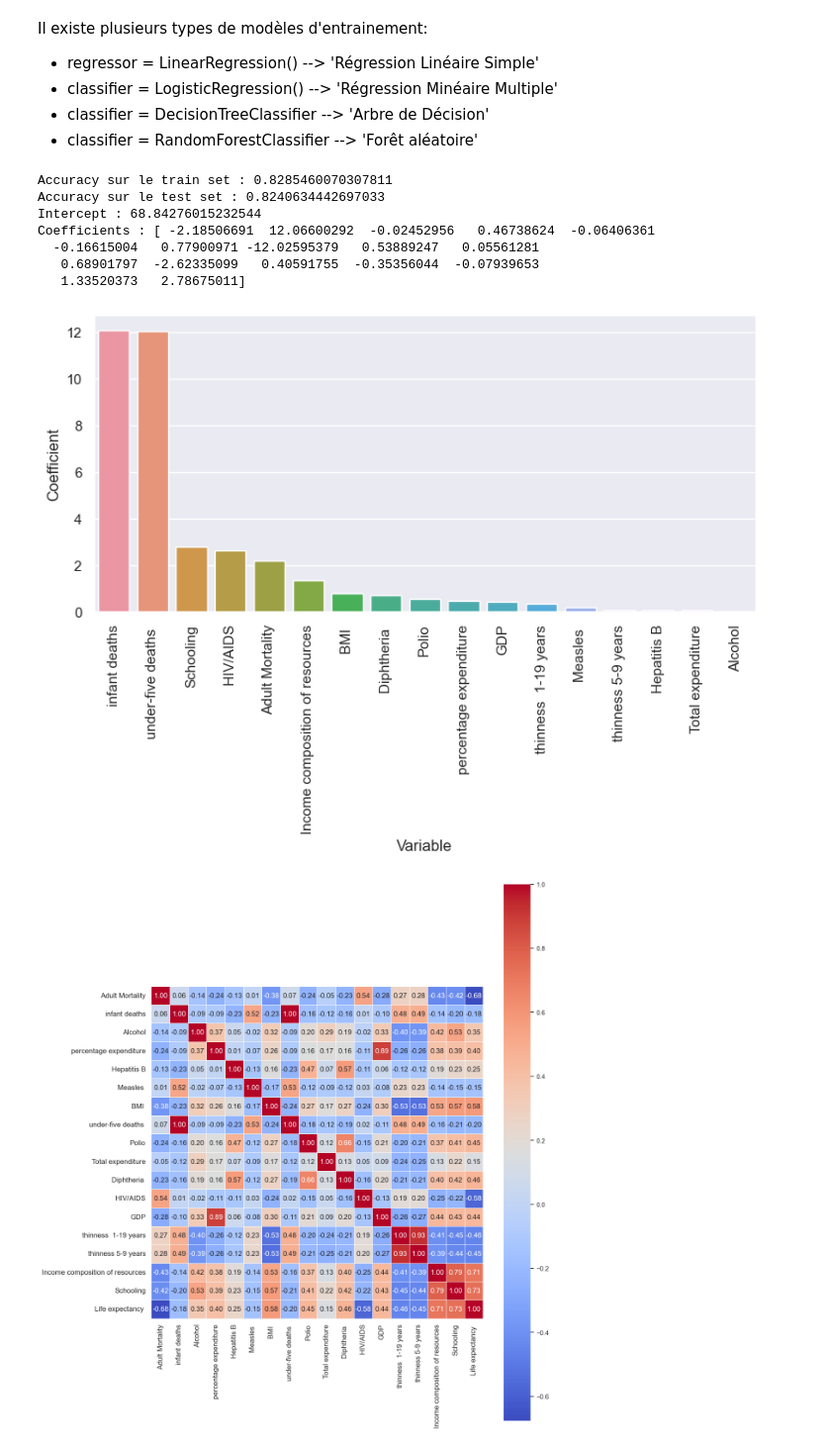
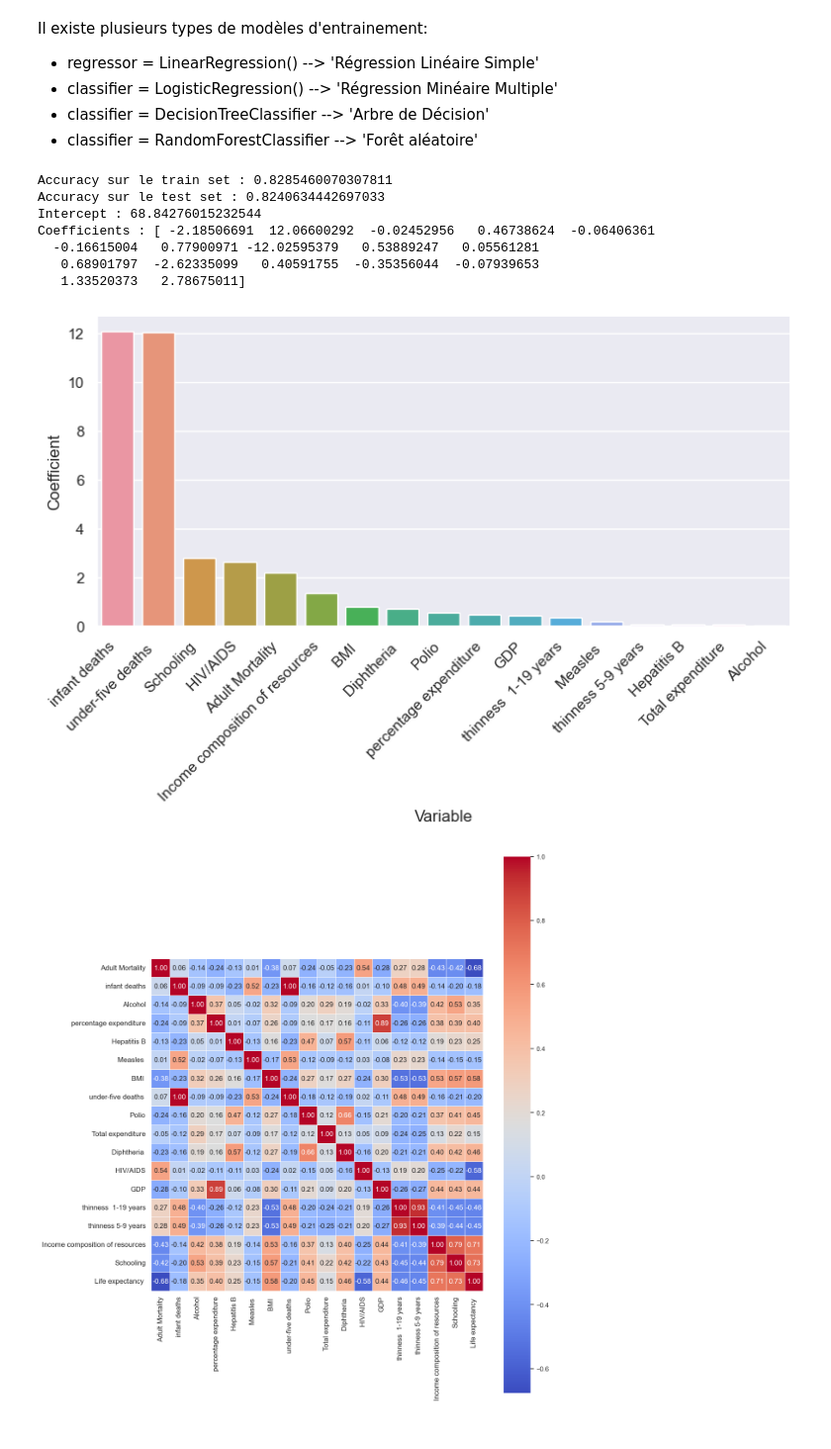
Before and after one commit to StephaneDurig/Demoday_Essential, a Jupyter notebook: 01_Life_Expectancy_Phase_1.ipynb, the cells around one changed output. Shown at 99% size. Saved outputs shown, nothing was run; the diff lists cells and outputs as text; code cells hidden in the pictures.

```diff
--- a/01_Life_Expectancy_Phase_1.ipynb
+++ b/01_Life_Expectancy_Phase_1.ipynb
@@ -214,35 +214,35 @@ y_pred_test = regressor.predict(X_test)
 # Afficher les coefficients et l'intercept
 print("Intercept :", regressor.intercept_)
 print("Coefficients :", regressor.coef_)
 
 # Créer un DataFrame avec les variables prédictives et leurs coefficients
 feature_importance = pd.DataFrame({
                     #'Variable': df.iloc[:, 4:].columns,
                     'Variable': df.loc[:, features_list].columns,
                     'Coefficient': regressor.coef_.ravel()
 })
 feature_importance['Coefficient'] = feature_importance['Coefficient'].abs() # donne les valeurs absolues
 
 
 
 # Afficher les coefficients dans un graphique
 g = sns.catplot(data=feature_importance.sort_values(by='Coefficient', ascending = False),
             y='Coefficient',
             x='Variable',
             kind='bar',
             height=4,
             aspect=2)
-g.set_xticklabels(rotation=90)
+g.ax.set_xticklabels(g.ax.get_xticklabels(), rotation=45, ha='right')
 plt.show()
 # %% [output]
 Accuracy sur le train set : 0.8285460070307811
 Accuracy sur le test set : 0.8240634442697033
 Intercept : 68.84276015232544
 Coefficients : [ -2.18506691  12.06600292  -0.02452956   0.46738624  -0.06406361
   -0.16615004   0.77900971 -12.02595379   0.53889247   0.05561281
    0.68901797  -2.62335099   0.40591755  -0.35356044  -0.07939653
    1.33520373   2.78675011]
-[figure, old version]
+[figure, new version]
 # %%
 # calculer la matrice de corrélation
 #print("'" + df.iloc[:,3].name + "'")
```
